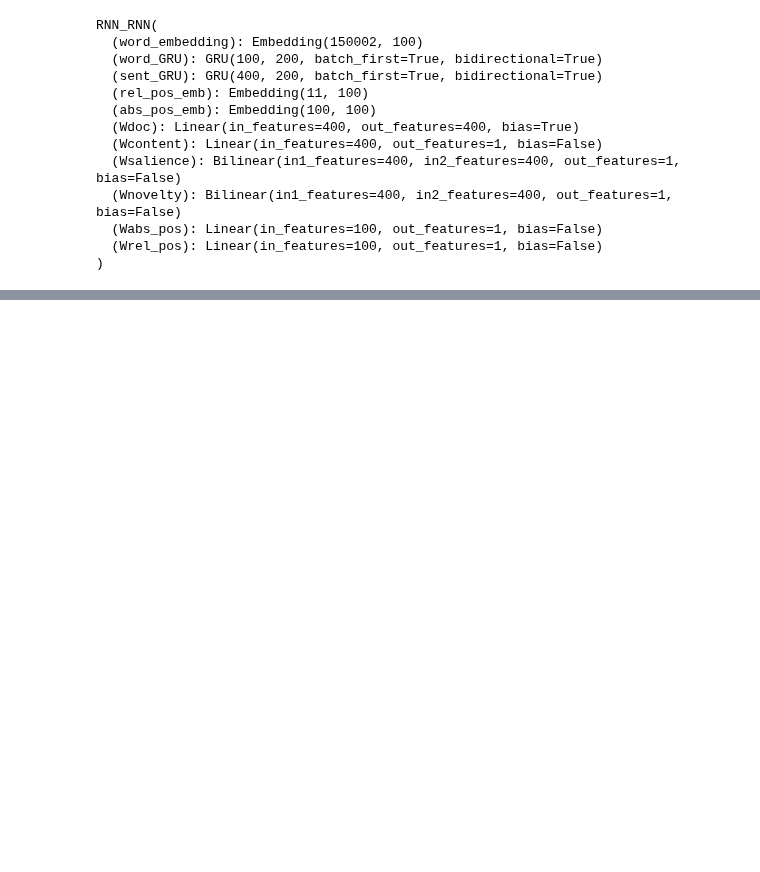
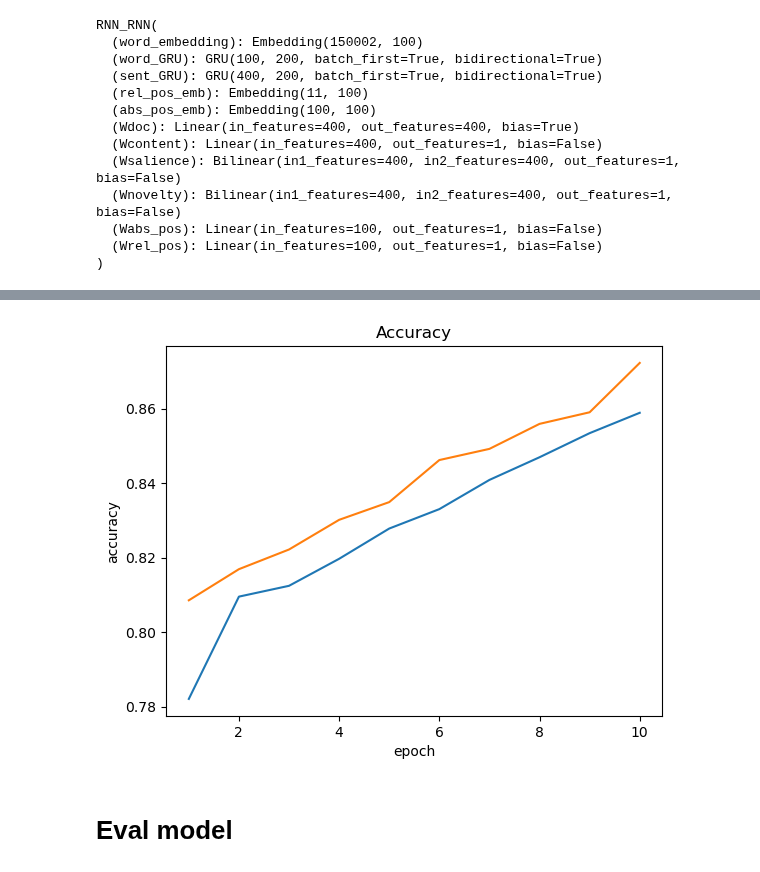
Before and after one commit to rhfdn/SummaRuNNer, a Jupyter notebook: train_RNN_RNN.ipynb, the cells around one changed output, grey strips where cells are left out. Drawn from its saved outputs; the diff is of its cells as text; code cells hidden in the pictures; blank space fills up the shorter version.

```diff
--- a/train_RNN_RNN.ipynb
+++ b/train_RNN_RNN.ipynb
@@ -273,0 +352,14 @@ KeyboardInterrupt:
+# %%
+# draw Accuracies
+plt.plot(list(range(1, len(arr_train_acc) + 1)), arr_train_acc)
+plt.plot(list(range(1, len(arr_val_acc) + 1)), arr_val_acc)
+
+plt.title("Accuracy")
+plt.xlabel("epoch")
+plt.ylabel("accuracy")
+
+plt.show()
+# %% [output]
+[figure, added]
+# %% [markdown]
+# Eval model
```
Also changed, not shown: parts of 29 cells of this notebook, 3 other files.
